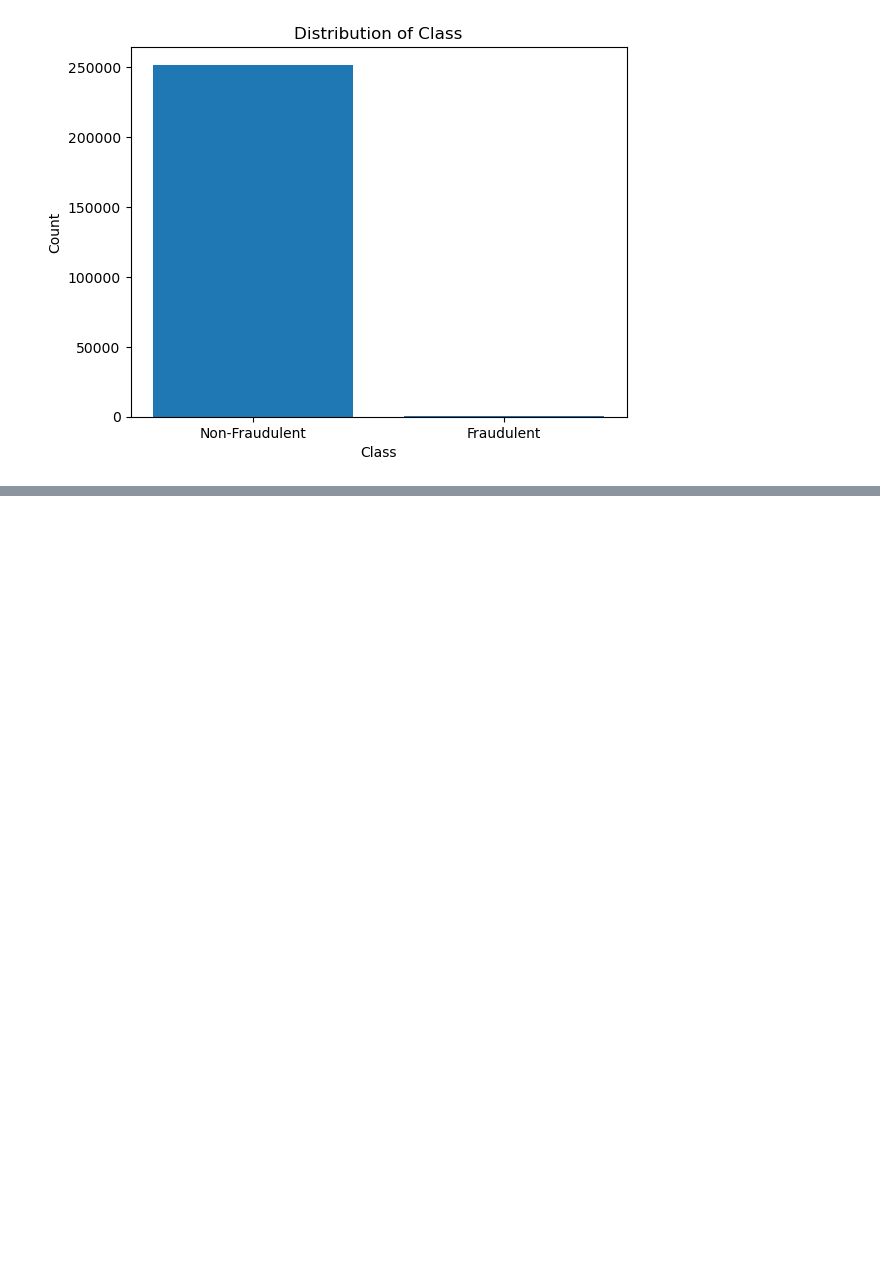
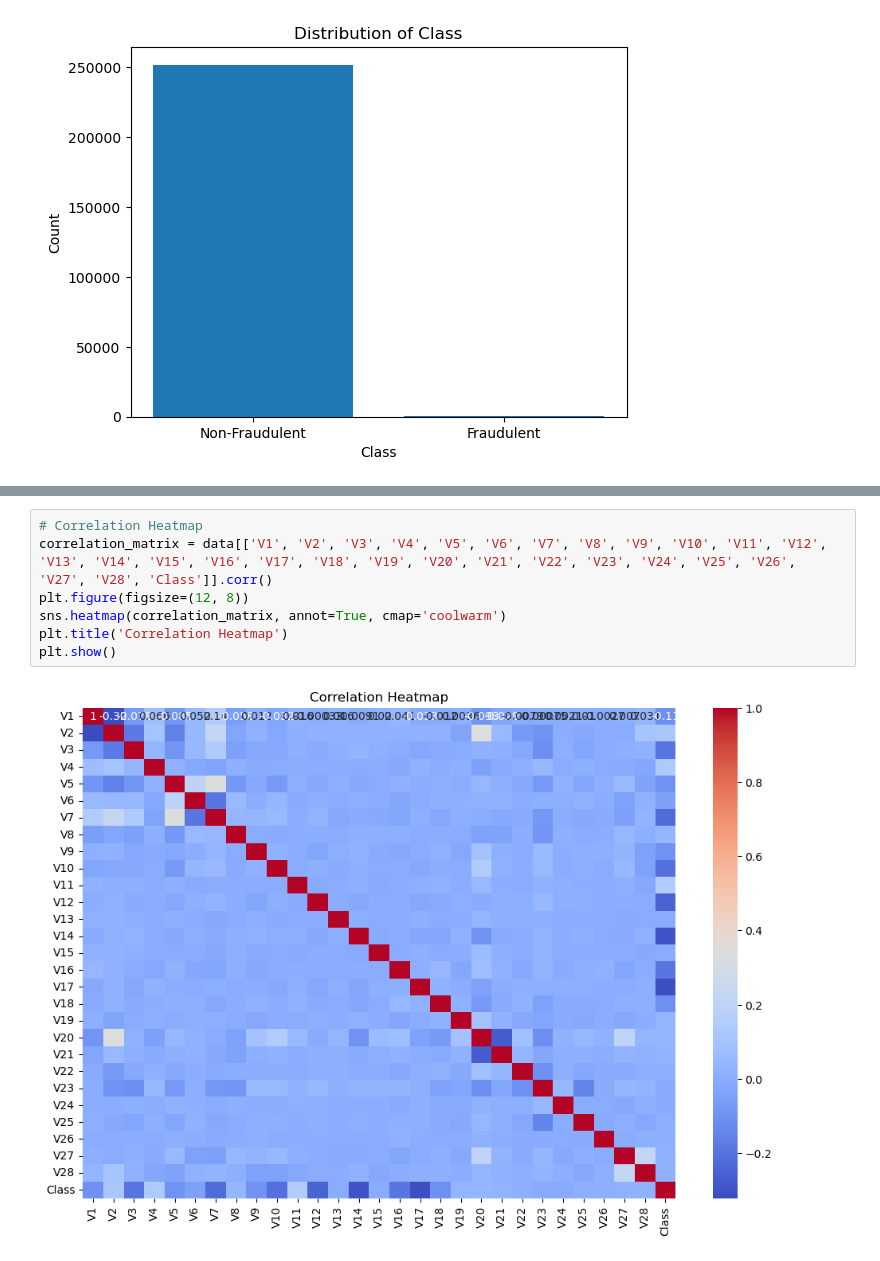
Before and after one commit to jodahe1/Adey-Innovations-Inc, a Jupyter notebook: CreaditDataCleaning.ipynb, the cells around one changed output, grey strips where cells are left out. Drawn from its saved outputs; the diff is of its cells as text; blank space fills up the shorter version.

```diff
--- a/CreaditDataCleaning.ipynb
+++ b/CreaditDataCleaning.ipynb
@@ -131,0 +139,9 @@ plt.show()
+# %%
+# Correlation Heatmap
+correlation_matrix = data[['V1', 'V2', 'V3', 'V4', 'V5', 'V6', 'V7', 'V8', 'V9', 'V10', 'V11', 'V12', 'V13', 'V14', 'V15', 'V16', 'V17', 'V18', 'V19', 'V20', 'V21', 'V22', 'V23', 'V24', 'V25', 'V26', 'V27', 'V28', 'Class']].corr()
+plt.figure(figsize=(12, 8))
+sns.heatmap(correlation_matrix, annot=True, cmap='coolwarm')
+plt.title('Correlation Heatmap')
+plt.show()
+# %% [output]
+[figure, added]
```
Also changed, not shown: parts of 3 cells of this notebook.
